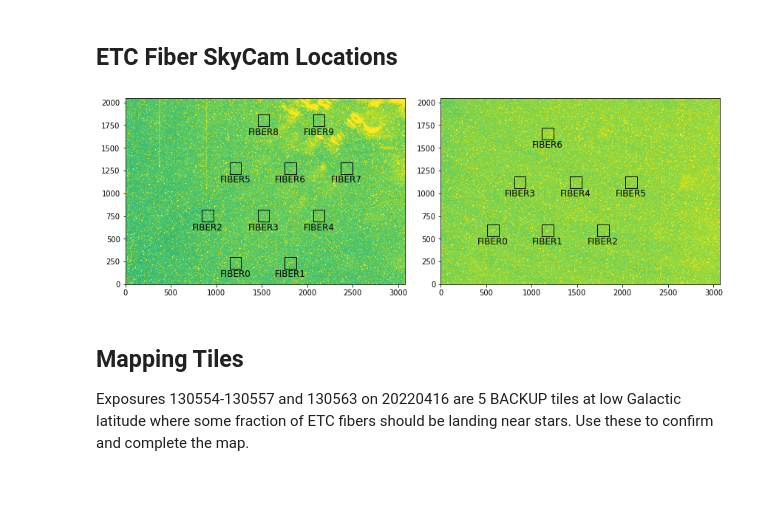
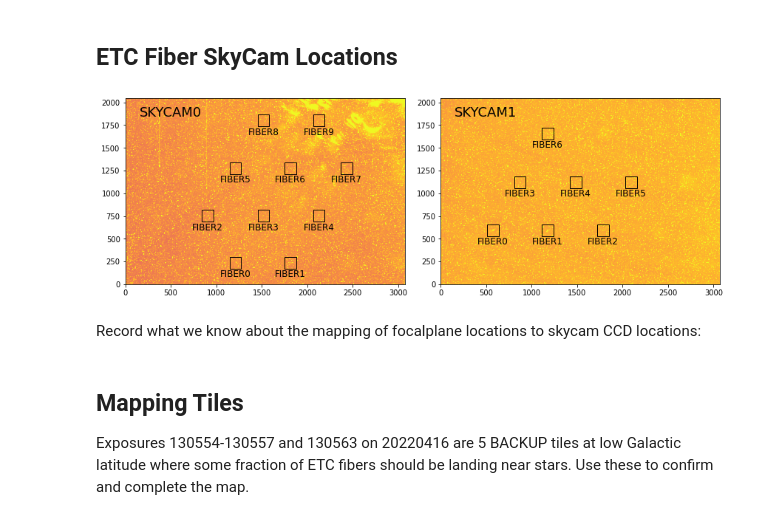
Before and after one commit to desihub/fpoffline, a Jupyter notebook: nb/ETC/ETC-Fibers.ipynb, the cells around one changed output. Saved outputs shown, nothing was run; the diff lists cells and outputs as text; code cells hidden in the pictures; blank space fills up the shorter version.

```diff
--- a/nb/ETC/ETC-Fibers.ipynb
+++ b/nb/ETC/ETC-Fibers.ipynb
@@ -102,31 +102,36 @@ thumbnails()
 # %%
 SKY_CALIB = pathlib.Path('/global/cfs/cdirs/desi/cmx/sky/calib/SKY_calib.fits')
 # %%
-def plot_skycam_spots(night=20211025, expid=106015, frame=0):
+def plot_skycam_spots(night=20211025, expid=106015, frame=0, save=None):
 
     names, slices, masks, spots, calibs = desietc.sky.load_calib_data(SKY_CALIB)
 
     exptag = str(expid).zfill(8)
     exp_path = DATA / str(night) / exptag
     sky_path = exp_path / f'sky-{exptag}.fits.fz'
 
     fig, axes = plt.subplots(1, 2, figsize=(12, 4))
     for camera, ax in zip(names, axes):
         raw = fitsio.read(str(sky_path), ext=camera)[frame]
         z = np.arcsinh(raw)
         vmin, vmax = np.percentile(z, (0, 95))
-        ax.imshow(z, vmin=vmin, vmax=vmax, )
+        ax.imshow(z, vmin=vmin, vmax=vmax, cmap='plasma')
         ny, nx = raw.shape
         for (fiber, (y, x)) in zip(names[camera], slices[camera]):
             ax.add_artist(plt.Rectangle((x.start, y.start), x.stop-x.start, y.stop-y.start, fc='none', ec='k'))
             ax.text(0.5 * (x.start + x.stop), y.start - 10, fiber, ha='center', va='top', fontsize=12)
         ax.set(xlim=(0, nx), ylim=(0, ny))
+        ax.text(0.05, 0.9, camera, transform=ax.transAxes, ha='left', fontsize=18)
 
     plt.tight_layout()
+    if save:
+        plt.savefig(save)
 
-plot_skycam_spots()
+plot_skycam_spots(save='SkyCamRaw.png')
 # %% [output]
-[figure, old version]
+[figure, new version]
+# %% [markdown]
+Record what we know about the mapping of focalplane locations to skycam CCD locations:
 # %%
 skycam_map = {
     # SKYCAM0
```
Also changed, not shown: parts of 1 cell of this notebook.
